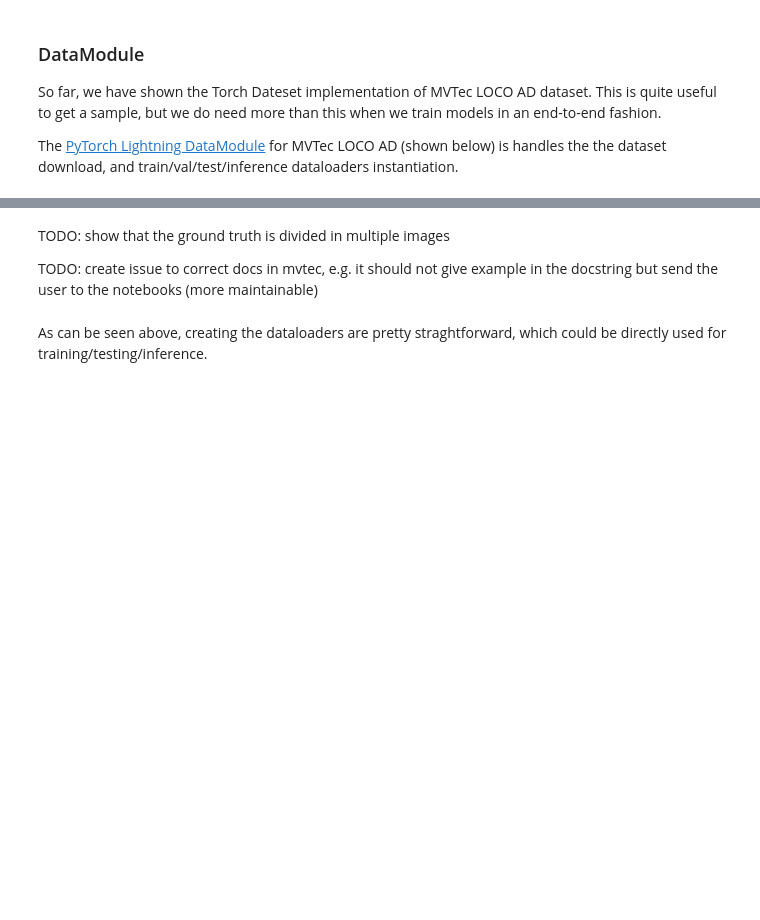
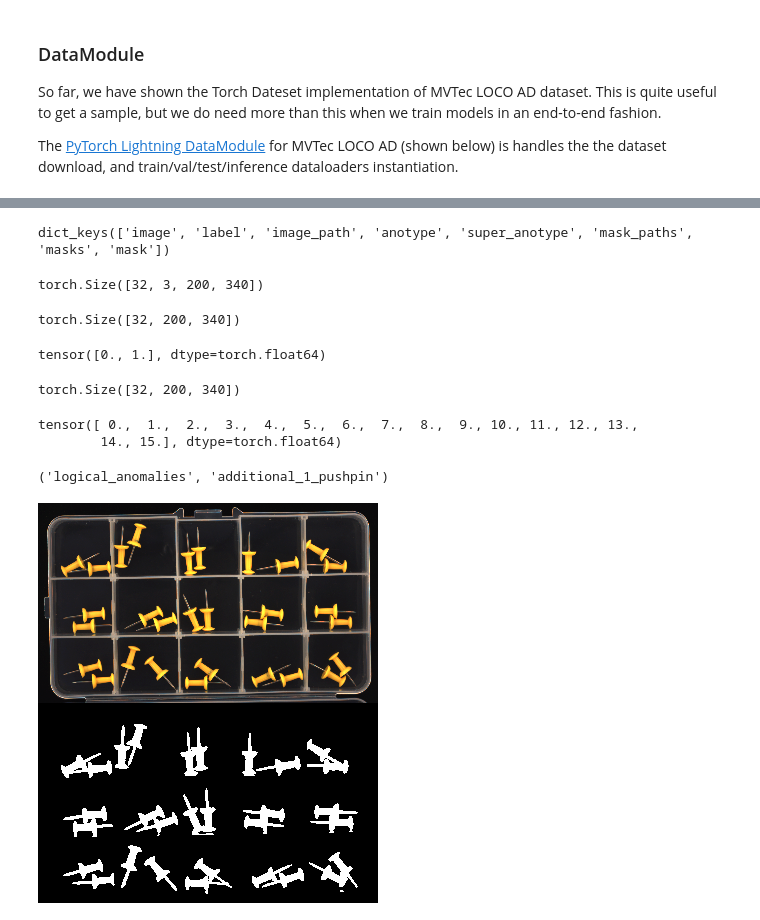
Before and after one commit to openvinotoolkit/anomalib, a Jupyter notebook: notebooks/100_datamodules/104_mvtec_loco.ipynb, the cells around one changed output, grey strips where cells are left out. Saved outputs shown, nothing was run; the diff lists cells and outputs as text; code cells hidden in the pictures; blank space fills up the shorter version.

```diff
--- a/notebooks/100_datamodules/104_mvtec_loco.ipynb
+++ b/notebooks/100_datamodules/104_mvtec_loco.ipynb
@@ -155,23 +323,29 @@ data["super_anotype"][0], data["anotype"][0]
 # %%
 # Test images
 mvtec_datamodule.setup("test")
 # iterate a few times so we can find a sample with an anomaly
 for i, data in enumerate(mvtec_datamodule.test_dataloader()):
     if i == 5:
         break
 data.keys()
 data["image"].shape
 data["mask"].shape
+data["mask"].unique()
+data["masks"].shape
+data["masks"].unique()
 data["super_anotype"][0], data["anotype"][0]
 
 img = ToPILImage()(Denormalize()(data["image"][0].clone()))
 msk = ToPILImage()(data["mask"][0]).convert("RGB")
 
 Image.fromarray(np.vstack((np.array(img), np.array(msk))))
+# %% [output]
+dict_keys(['image', 'label', 'image_path', 'anotype', 'super_anotype', 'mask_paths', 'masks', 'mask'])
+torch.Size([32, 3, 200, 340])
+torch.Size([32, 200, 340])
+tensor([0., 1.], dtype=torch.float64)
+torch.Size([32, 200, 340])
+tensor([ 0.,  1.,  2.,  3.,  4.,  5.,  6.,  7.,  8.,  9., 10., 11., 12., 13.,
+        14., 15.], dtype=torch.float64)
+('logical_anomalies', 'additional_1_pushpin')
+[figure, added]
-# %% [markdown]
-TODO: show that the ground truth is divided in multiple images
-
-TODO: create issue to correct docs in mvtec, e.g. it should not give example in the docstring but send the user
-      to the notebooks (more maintainable)
-# %% [markdown]
-As can be seen above, creating the dataloaders are pretty straghtforward, which could be directly used for training/testing/inference.
```
Also changed, not shown: parts of 18 cells of this notebook, 1 other file.
